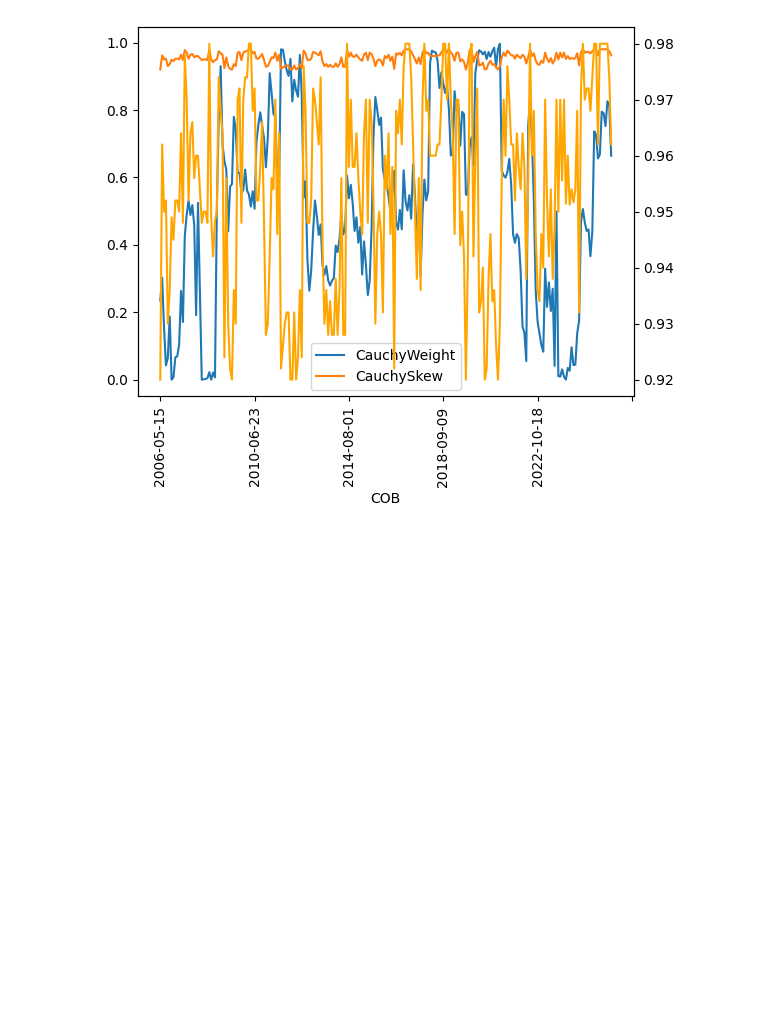
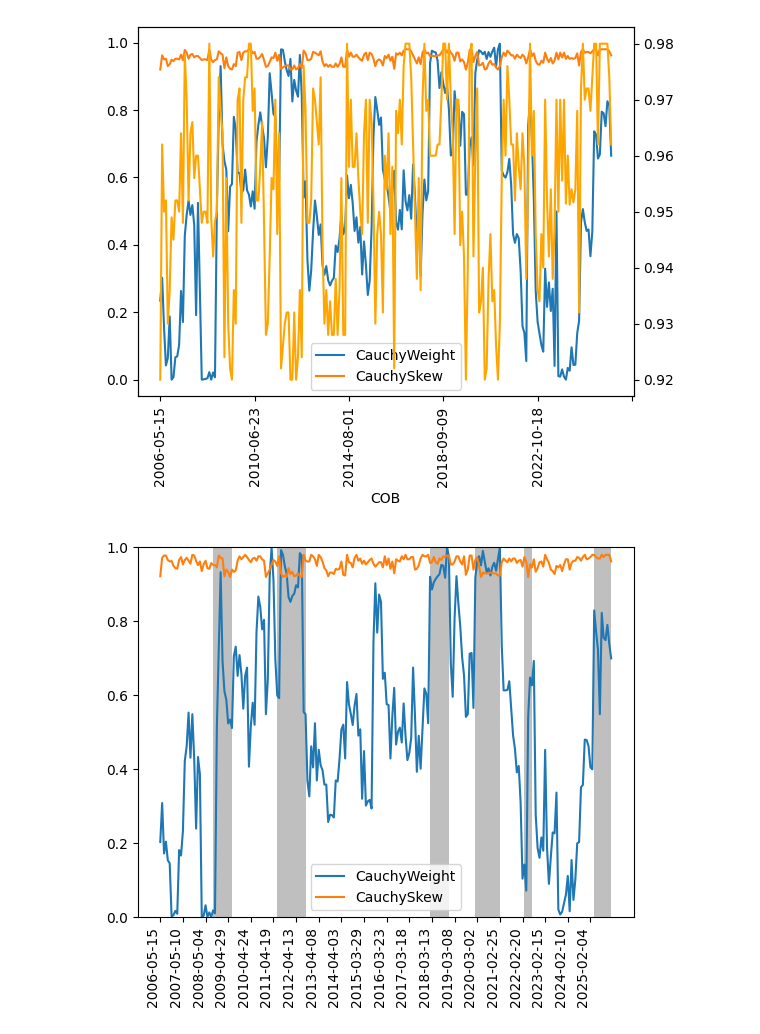
Before and after one commit to SergioArkhypov/MLCopula, a Jupyter notebook: code/study_ts.ipynb, the cells around one changed output. Cells and saved outputs as stored; diff of their text form; code cells hidden in the pictures; blank space fills up the shorter version.

```diff
--- a/code/study_ts.ipynb
+++ b/code/study_ts.ipynb
@@ -194,3 +194,99 @@ plt.show()
 # %% [output]
 [figure]
 [figure]
+# %%
+import pandas as pd
+import numpy as np
+import matplotlib.pyplot as plt
+
+dfs = []
+for i in range(11):
+    skew = str(90 + i)
+    df = pd.read_csv(f'C:\\dev\\MLCopula\\data\\weights\\OptimalCopulaGCS{skew}_20y.csv')
+    #df = df.drop(['CauchySkew'], axis=1)
+    df = df.rename(columns={'CauchyWeight': 'CauchyWeight' + skew,
+                            'Error': 'Error' + skew,
+                            'CauchySkew': 'CauchySkew' + skew })
+    df = df.set_index('COB')
+    dfs.append(df)
+
+res = pd.concat(dfs, axis=1)
+
+def process(row):
+    weights = [row['Error' + str(90 + i)] for i in range(11)]
+    weights_min = min(weights)
+    weights = [w - weights_min for w in weights]
+    sum_weights = sum(weights)
+    weights = [w/sum_weights for w in weights]
+
+    cw = sum([row['CauchyWeight' + str(90 + i)]*weights[i] for i in range(11)])
+    cs = sum([row['CauchySkew' + str(90 + i)]*weights[i] for i in range(11)])
+
+    return (cw,cs)
+
+
+def process2(row):
+    weights = np.array([row['Error' + str(90 + i)] for i in range(11)])
+    i_min= np.argmin(weights)
+
+    cw_list = [row['CauchyWeight' + str(90 + i)] for i in range(11)]
+    cs_list = [row['CauchySkew' + str(90 + i)] for i in range(11)]
+
+    cw = cw_list[i_min]
+    cs = cs_list[i_min]
+    w = weights[i_min]
+
+    return (cw,cs)
+
+
+def process3(row, nmin=5):
+    weightsall = [row['Error' + str(90 + i)] for i in range(11)]
+    smallestval = []
+    smallest = []
+    for _ in range(nmin):
+        smallestval.append(min(weightsall))
+        weightsall.remove(min(weightsall))
+
+    weightsall = [row['Error' + str(90 + i)] for i in range(11)]
+    for i in range(11):
+        if weightsall[i] in smallestval:
+            smallest.append(i)
+
+    weights = [row['Error' + str(90 + i)] for i in smallest]
+    weights_min = min(weights)
+    weights = [w - weights_min for w in weights]
+    sum_weights = sum(weights)
+    weights = [w/sum_weights for w in weights]
+
+    cw = sum([row['CauchyWeight' + str(90 + i)] for i in smallest])/len(smallest)
+    cs = sum([row['CauchySkew' + str(90 + i)] for i in smallest])/len(smallest)
+
+    return (cw,cs)
+
+res['Temp'] = res.apply(lambda row: process3(row) , axis=1)
+res['CauchyWeight'] = res.apply(lambda row: row['Temp'][0], axis=1)
+res['CauchySkew'] = res.apply(lambda row: row['Temp'][1], axis=1)
+#res['Error'] = res.apply(lambda row: row['Temp'][2], axis=1)
+
+res = res[['CauchyWeight', 'CauchySkew']]
+
+plt.ylim(0.0, 1.0)
+plt.plot(res.index, res)
+plt.xticks(ticks=range(0, len(res.index), 12), labels=res.index[::12])
+plt.xticks(rotation=90, ha='right')
+plt.legend(res.columns)
+plt.axvspan("2008-09-01", "2009-06-28", facecolor='grey', alpha=0.5) # finicial crash
+plt.axvspan("2011-06-18", "2012-09-10", facecolor='grey', alpha=0.5) # euro debt crisis
+plt.axvspan("2018-02-11", "2018-12-08", facecolor='grey', alpha=0.5) # 2018 volmagedon + us china trade war + christmas crash
+plt.axvspan("2020-02-01", "2021-02-25", facecolor='grey', alpha=0.5) # covid
+plt.axvspan("2022-03-22", "2022-07-20", facecolor='grey', alpha=0.5) # war in ukraine and commodity crisis
+plt.axvspan("2025-04-05", "2025-12-31", facecolor='grey', alpha=0.5) # Trump tariffs
+plt.show()
+
+res.plot(rot=90)
+plt.twinx()
+plt.plot(res['CauchySkew'], color= 'orange')
+
+plt.show()
+# %% [output]
+[figure, added]
```
Also changed, not shown: parts of 1 cell of this notebook, 37 other files.
